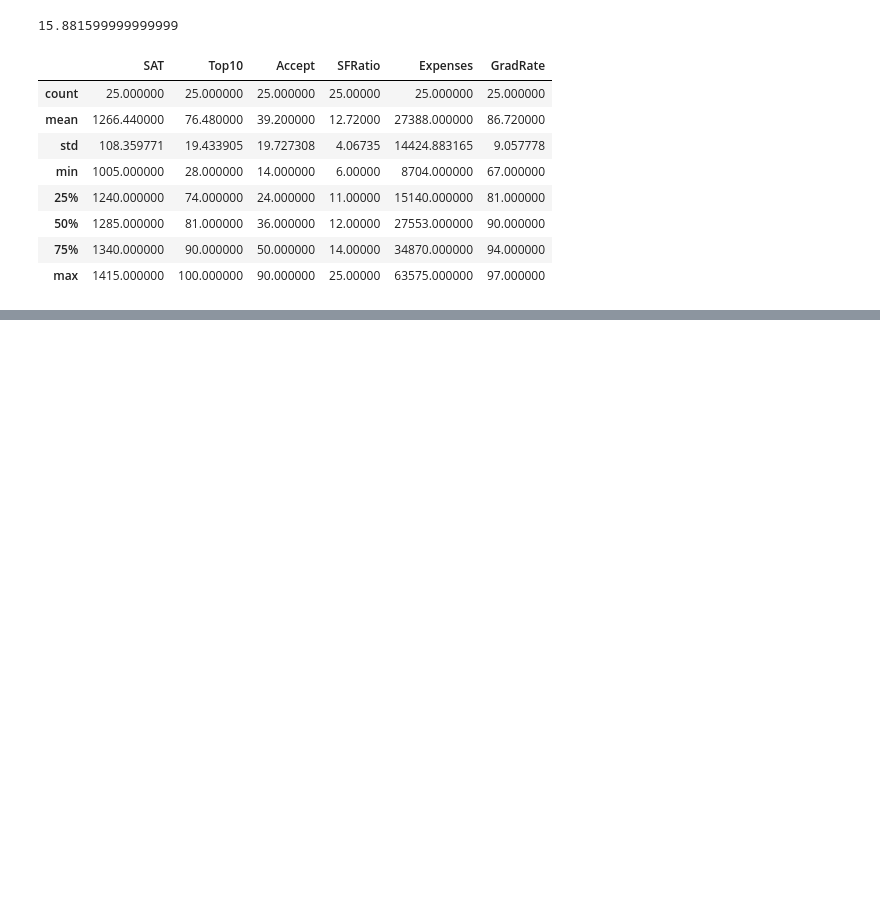
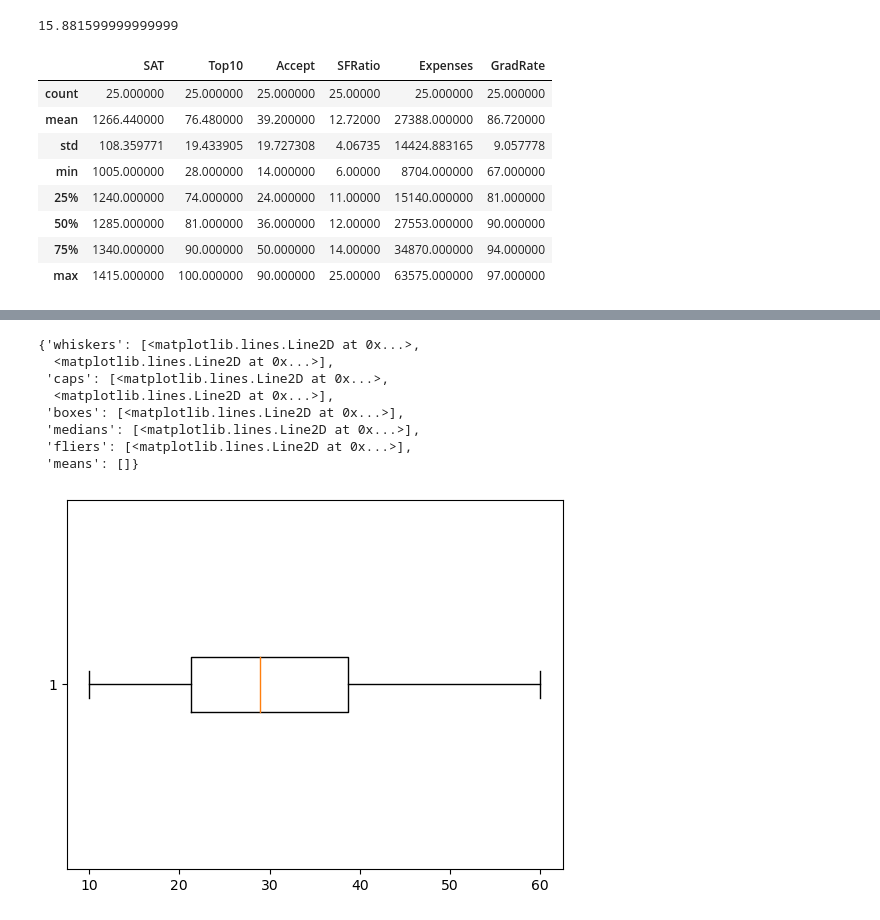
Before and after one commit to deepikareddy-22/AIML-TASK, a Jupyter notebook: descripitive stats.ipynb, the cells around one changed output, grey strips where cells are left out. Cells and saved outputs as stored; diff of their text form; code cells hidden in the pictures; blank space fills up the shorter version.

```diff
--- a/descripitive stats.ipynb
+++ b/descripitive stats.ipynb
@@ -49,0 +71,5 @@ df.describe()
+# %%
+#visualization using boxplot
+s = [20,15,10,25,30,35,28,40,45,60]
+scores = pd.Series(s)
+scores
@@ -49,0 +88,12 @@ df.describe()
+# %%
+plt.boxplot(scores, vert=False)
+# %% [output]
+{'whiskers': [<matplotlib.lines.Line2D at 0x...>,
+  <matplotlib.lines.Line2D at 0x...>],
+ 'caps': [<matplotlib.lines.Line2D at 0x...>,
+  <matplotlib.lines.Line2D at 0x...>],
+ 'boxes': [<matplotlib.lines.Line2D at 0x...>],
+ 'medians': [<matplotlib.lines.Line2D at 0x...>],
+ 'fliers': [<matplotlib.lines.Line2D at 0x...>],
+ 'means': []}
+[figure, added]
```
Also changed, not shown: parts of 11 cells of this notebook.
